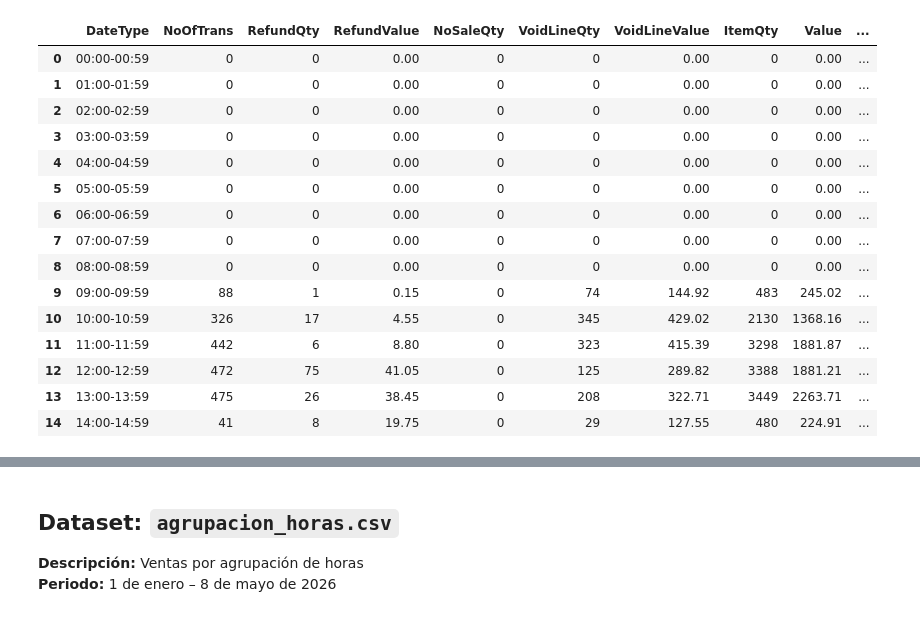
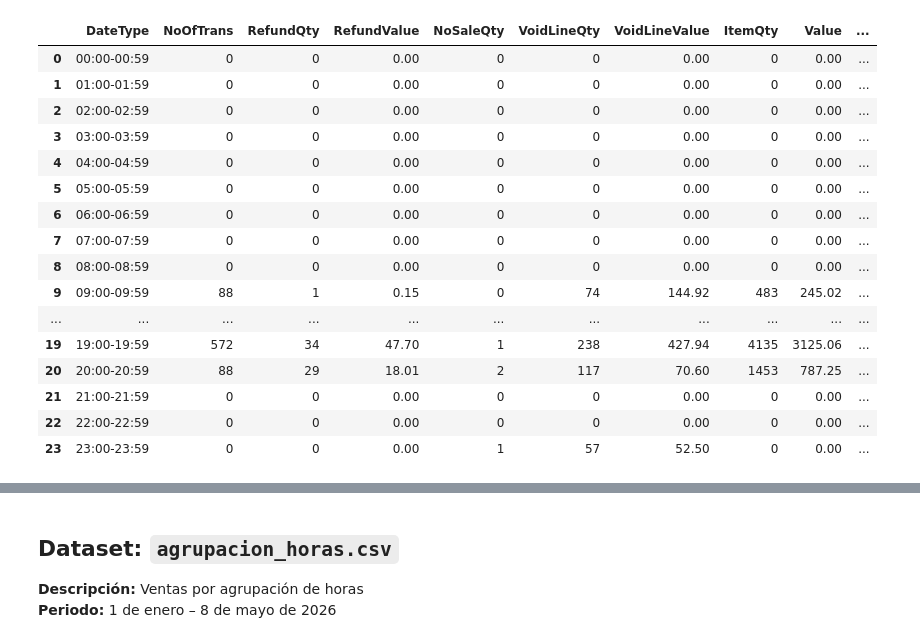
Before and after one commit to alimadriz0110/EDA_Trazos_y_Hojas, a Jupyter notebook: src/notebooks/notebook_eda_raquel.ipynb, the cells around one changed output, grey strips where cells are left out. Cells and saved outputs as stored; diff of their text form; code cells hidden in the pictures.

```diff
--- a/src/notebooks/notebook_eda_raquel.ipynb
+++ b/src/notebooks/notebook_eda_raquel.ipynb
@@ -10,22 +16,23 @@ ventas_glovo = pd.read_csv("../data/ventas_glovo.csv", sep= None, engine='python
 # %%
-agrupacion_horas.head(15)
+agrupacion_horas
 # %% [output]
 |  | DateType | NoOfTrans | RefundQty | RefundValue | NoSaleQty | VoidLineQty | VoidLineValue | ItemQty | Value | ... |
 | 0 | 00:00-00:59 | 0 | 0 | 0.00 | 0 | 0 | 0.00 | 0 | 0.00 | ... |
 | 1 | 01:00-01:59 | 0 | 0 | 0.00 | 0 | 0 | 0.00 | 0 | 0.00 | ... |
 | 2 | 02:00-02:59 | 0 | 0 | 0.00 | 0 | 0 | 0.00 | 0 | 0.00 | ... |
 | 3 | 03:00-03:59 | 0 | 0 | 0.00 | 0 | 0 | 0.00 | 0 | 0.00 | ... |
 | 4 | 04:00-04:59 | 0 | 0 | 0.00 | 0 | 0 | 0.00 | 0 | 0.00 | ... |
 | 5 | 05:00-05:59 | 0 | 0 | 0.00 | 0 | 0 | 0.00 | 0 | 0.00 | ... |
 | 6 | 06:00-06:59 | 0 | 0 | 0.00 | 0 | 0 | 0.00 | 0 | 0.00 | ... |
 | 7 | 07:00-07:59 | 0 | 0 | 0.00 | 0 | 0 | 0.00 | 0 | 0.00 | ... |
 | 8 | 08:00-08:59 | 0 | 0 | 0.00 | 0 | 0 | 0.00 | 0 | 0.00 | ... |
 | 9 | 09:00-09:59 | 88 | 1 | 0.15 | 0 | 74 | 144.92 | 483 | 245.02 | ... |
-| 10 | 10:00-10:59 | 326 | 17 | 4.55 | 0 | 345 | 429.02 | 2130 | 1368.16 | ... |
-| 11 | 11:00-11:59 | 442 | 6 | 8.80 | 0 | 323 | 415.39 | 3298 | 1881.87 | ... |
-| 12 | 12:00-12:59 | 472 | 75 | 41.05 | 0 | 125 | 289.82 | 3388 | 1881.21 | ... |
-| 13 | 13:00-13:59 | 475 | 26 | 38.45 | 0 | 208 | 322.71 | 3449 | 2263.71 | ... |
-| 14 | 14:00-14:59 | 41 | 8 | 19.75 | 0 | 29 | 127.55 | 480 | 224.91 | ... |
+| ... | ... | ... | ... | ... | ... | ... | ... | ... | ... | ... |
+| 19 | 19:00-19:59 | 572 | 34 | 47.70 | 1 | 238 | 427.94 | 4135 | 3125.06 | ... |
+| 20 | 20:00-20:59 | 88 | 29 | 18.01 | 2 | 117 | 70.60 | 1453 | 787.25 | ... |
+| 21 | 21:00-21:59 | 0 | 0 | 0.00 | 0 | 0 | 0.00 | 0 | 0.00 | ... |
+| 22 | 22:00-22:59 | 0 | 0 | 0.00 | 0 | 0 | 0.00 | 0 | 0.00 | ... |
+| 23 | 23:00-23:59 | 0 | 0 | 0.00 | 1 | 57 | 52.50 | 0 | 0.00 | ... |
 # %%
 cierre_caja.head(5)
 # %% [output]
```
Also changed, not shown: parts of 10 cells of this notebook, 1 other file.
